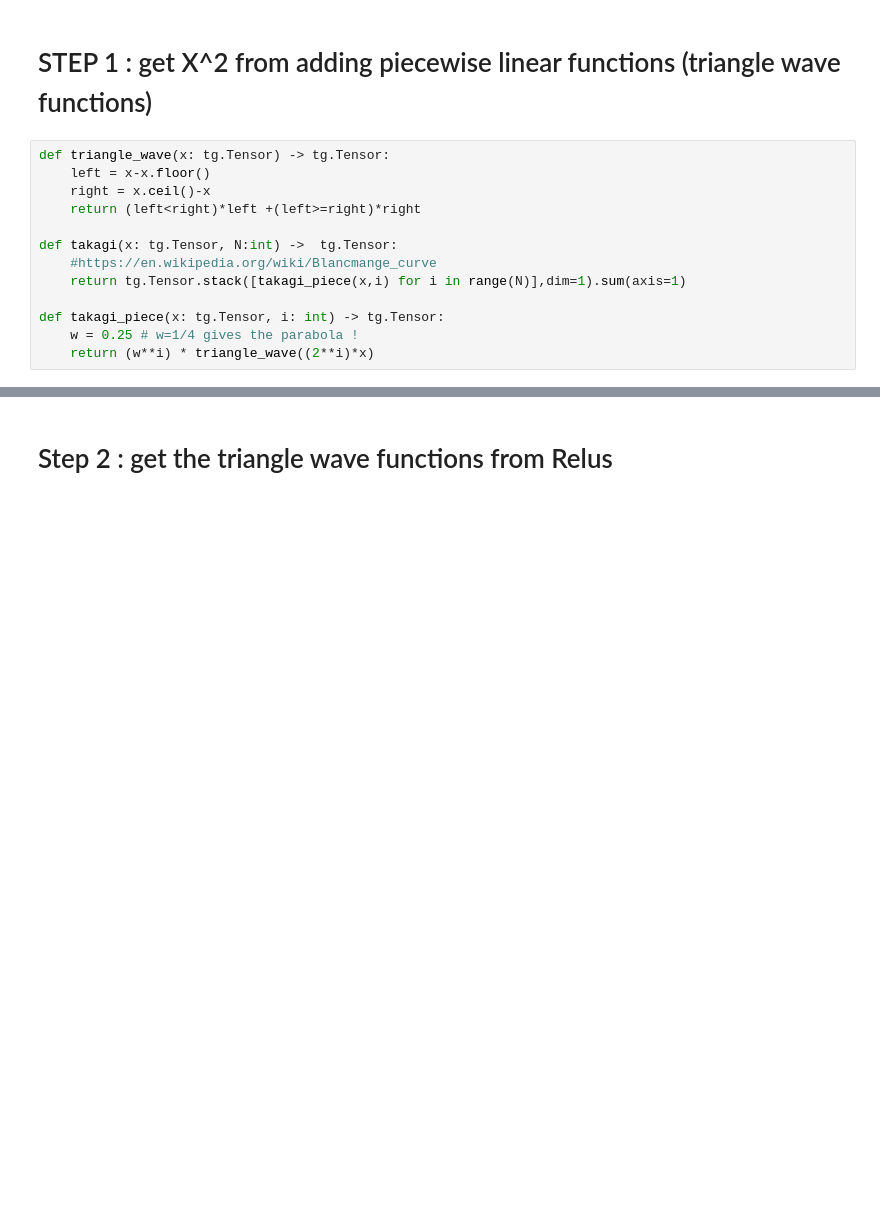
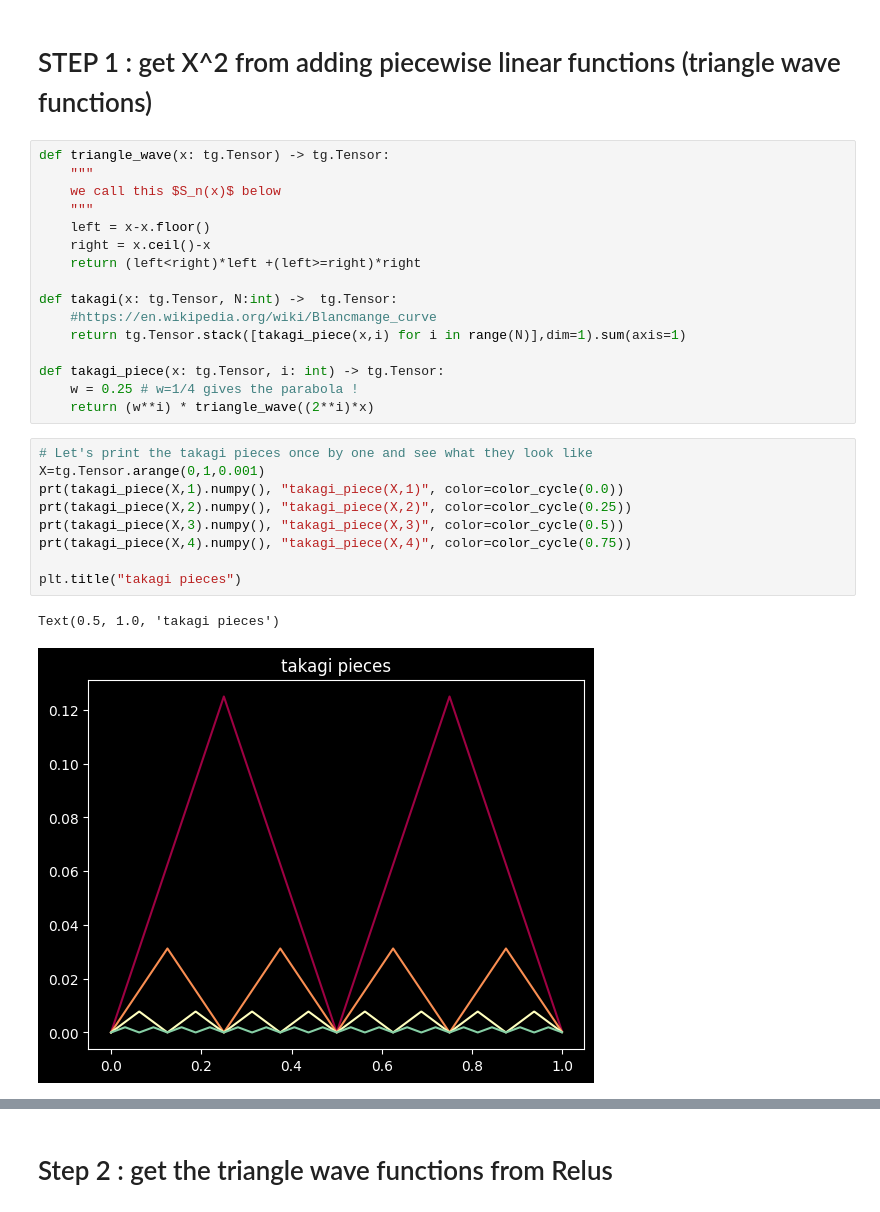
Before and after one commit to Hadrien-Cornier/cool-nn-stuff, a Jupyter notebook: polynomials_from_relus.ipynb, the cells around one changed output, grey strips where cells are left out. Drawn from its saved outputs; the diff is of its cells as text; blank space fills up the shorter version.

```diff
--- a/polynomials_from_relus.ipynb
+++ b/polynomials_from_relus.ipynb
@@ -39,6 +39,9 @@ color_cycle = matplotlib.colormaps["Spectral"]
 # STEP 1 : get X^2 from adding piecewise linear functions (triangle wave functions)
 # %%
 def triangle_wave(x: tg.Tensor) -> tg.Tensor:
+    """
+    we call this $S_n(x)$ below
+    """
     left = x-x.floor()
     right = x.ceil()-x
     return (left<right)*left +(left>=right)*right
@@ -50,4 +53,16 @@ def takagi(x: tg.Tensor, N:int) ->  tg.Tensor:
 def takagi_piece(x: tg.Tensor, i: int) -> tg.Tensor:
     w = 0.25 # w=1/4 gives the parabola !
     return (w**i) * triangle_wave((2**i)*x)
+# %%
+# Let's print the takagi pieces once by one and see what they look like
+X=tg.Tensor.arange(0,1,0.001)
+prt(takagi_piece(X,1).numpy(), "takagi_piece(X,1)", color=color_cycle(0.0))
+prt(takagi_piece(X,2).numpy(), "takagi_piece(X,2)", color=color_cycle(0.25))
+prt(takagi_piece(X,3).numpy(), "takagi_piece(X,3)", color=color_cycle(0.5))
+prt(takagi_piece(X,4).numpy(), "takagi_piece(X,4)", color=color_cycle(0.75))
+
+plt.title("takagi pieces")
+# %% [output]
+Text(0.5, 1.0, 'takagi pieces')
+[figure, added]
 # %%
```
Also changed, not shown: parts of 7 cells of this notebook.
